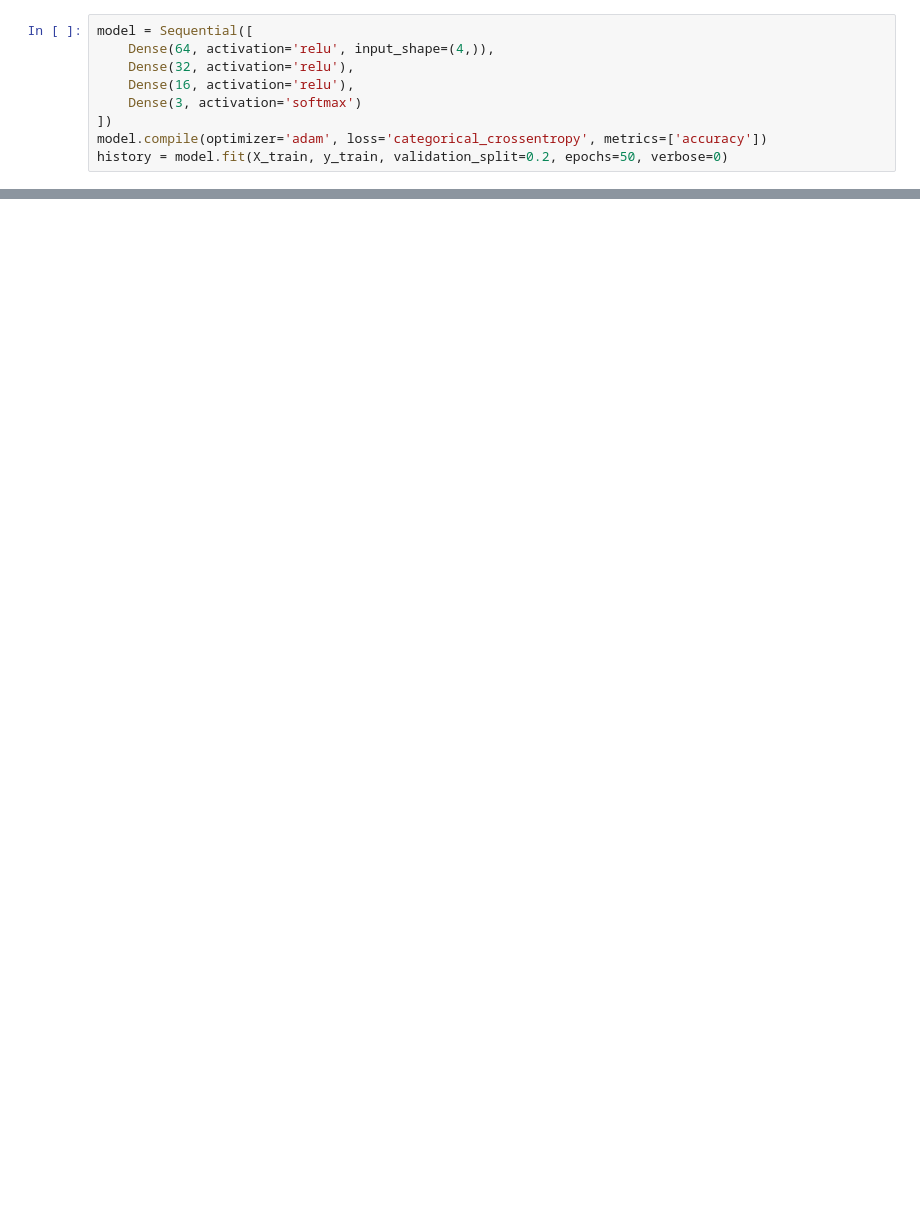
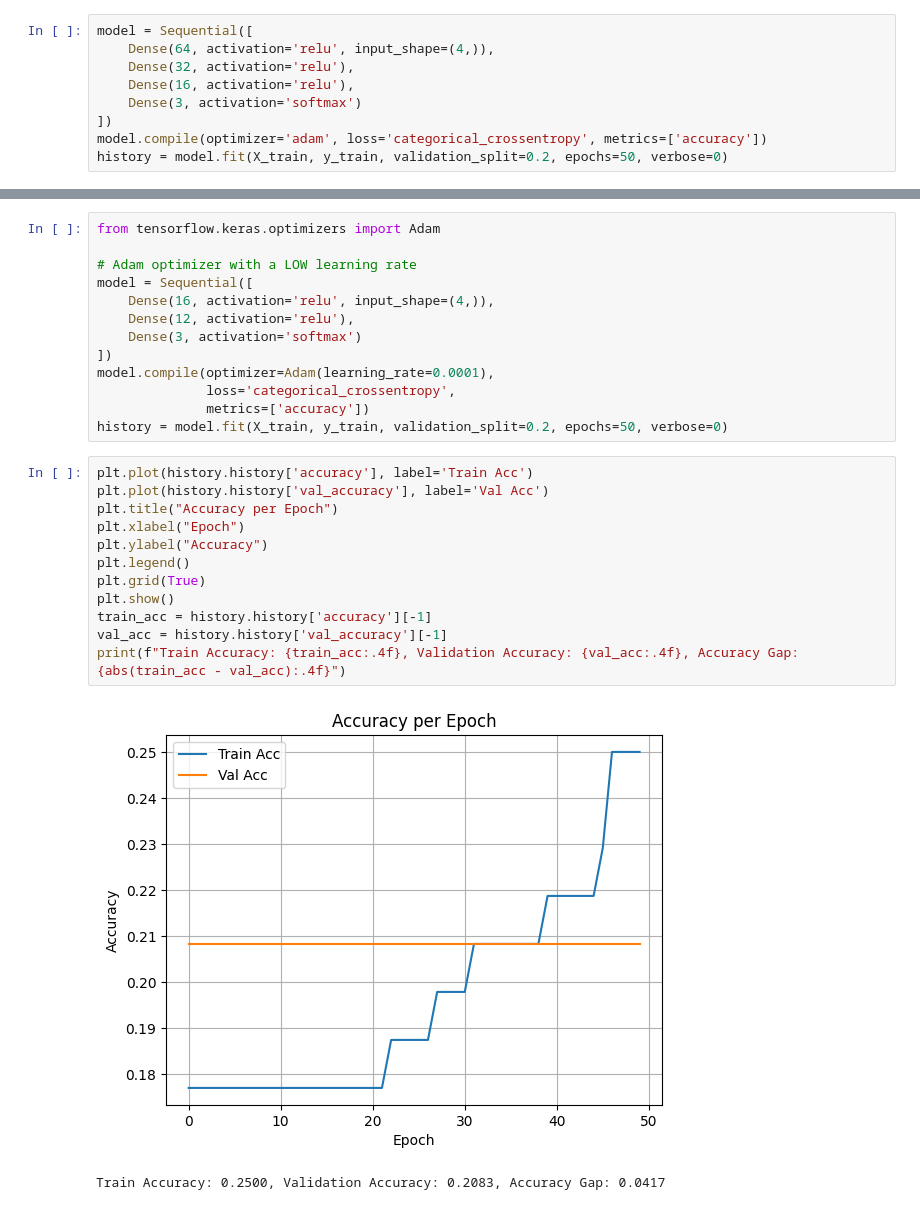
Before and after one commit to RiteshGadarla/AI_Lab, a Jupyter notebook: 06-ANN-IRIS.ipynb, the cells around one changed output, grey strips where cells are left out. Cells and saved outputs as stored; diff of their text form; blank space fills up the shorter version.

```diff
--- a/06-ANN-IRIS.ipynb
+++ b/06-ANN-IRIS.ipynb
@@ -295,0 +296,28 @@ Train Accuracy: 0.9583, Validation Accuracy: 0.9583, Accuracy Gap: 0.0000
+# %%
+from tensorflow.keras.optimizers import Adam
+
+# Adam optimizer with a LOW learning rate
+model = Sequential([
+    Dense(16, activation='relu', input_shape=(4,)),
+    Dense(12, activation='relu'),
+    Dense(3, activation='softmax')
+])
+model.compile(optimizer=Adam(learning_rate=0.0001),
+              loss='categorical_crossentropy',
+              metrics=['accuracy'])
+history = model.fit(X_train, y_train, validation_split=0.2, epochs=50, verbose=0)
+# %%
+plt.plot(history.history['accuracy'], label='Train Acc')
+plt.plot(history.history['val_accuracy'], label='Val Acc')
+plt.title("Accuracy per Epoch")
+plt.xlabel("Epoch")
+plt.ylabel("Accuracy")
+plt.legend()
+plt.grid(True)
+plt.show()
+train_acc = history.history['accuracy'][-1]
+val_acc = history.history['val_accuracy'][-1]
+print(f"Train Accuracy: {train_acc:.4f}, Validation Accuracy: {val_acc:.4f}, Accuracy Gap: {abs(train_acc - val_acc):.4f}")
+# %% [output]
+[figure, added]
+Train Accuracy: 0.2500, Validation Accuracy: 0.2083, Accuracy Gap: 0.0417
```
Also changed, not shown: parts of 10 cells of this notebook, 3 other files.
